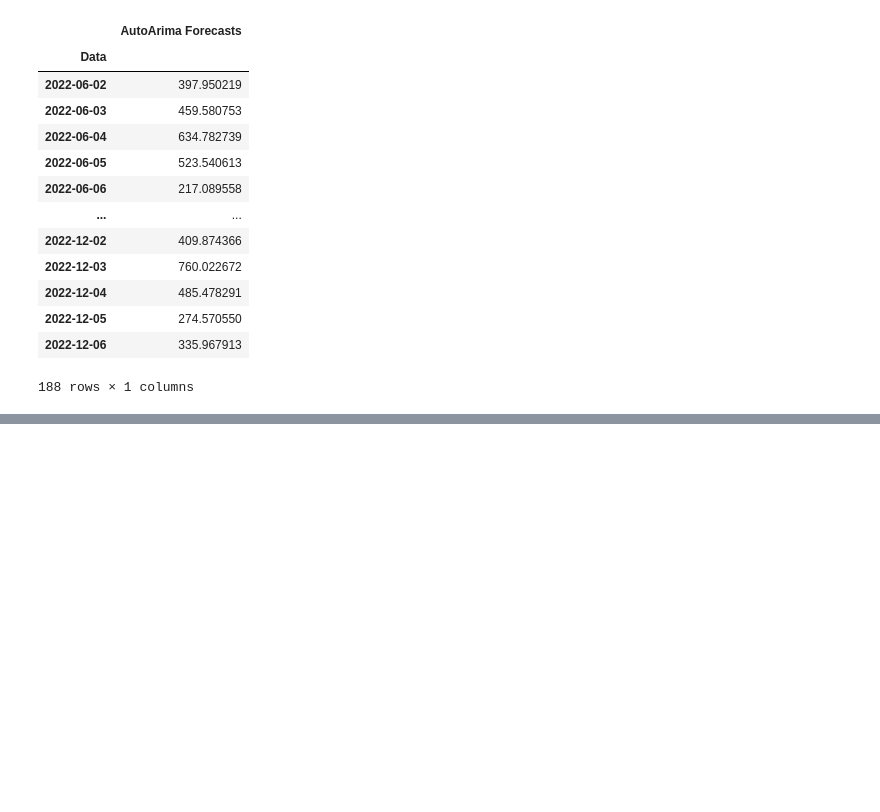
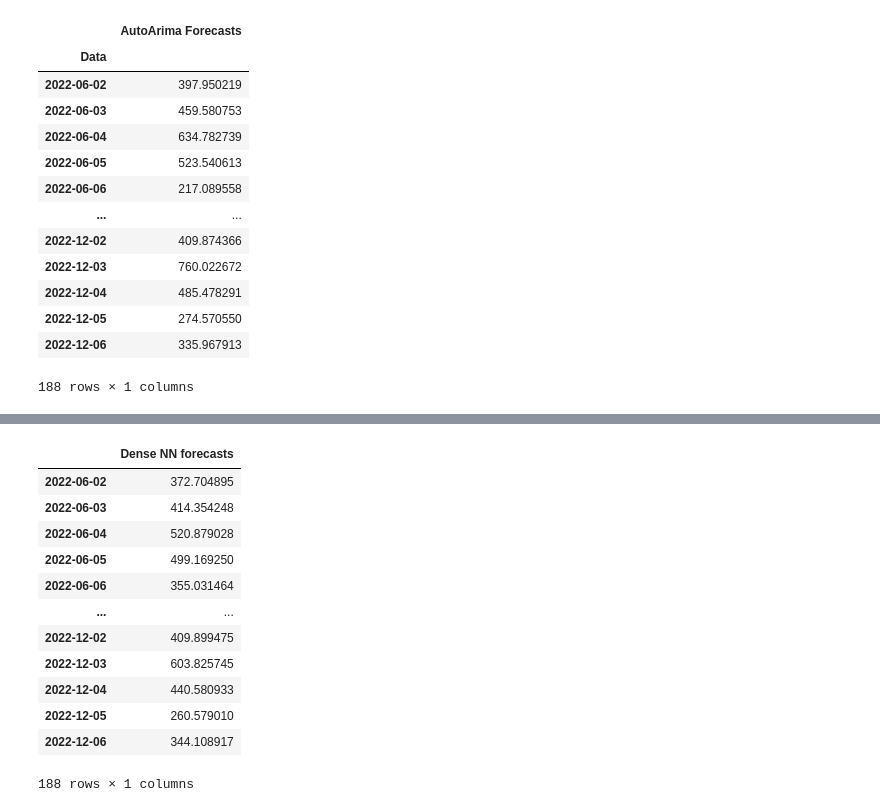
Before and after one commit to Ishikawa7/Forecasting-and-Google-Trends-API, a Jupyter notebook: test_forecast_models.ipynb, the cells around one changed output, grey strips where cells are left out. Drawn from its saved outputs; the diff is of its cells as text; code cells hidden in the pictures; blank space fills up the shorter version.

Commit message:
got predictions from dense

```diff
--- a/test_forecast_models.ipynb
+++ b/test_forecast_models.ipynb
@@ -93,0 +96,8 @@ df_pred_autoarima.to_csv('output/predictions_autoarima_avg.csv')
+# %%
+import my_dense_model
+
+# create a dataframe with the predictions for each day
+df_pred_dense = pd.DataFrame()
+for i in range(len(df_list)):
+    df_pred_dense = df_pred_dense.append(my_dense_model.predictions(df_list[i].reset_index()));
+    #df_pred_autoarima = pd.concat([df_pred_autoarima, my_auto_arima.predictions(df_list[i].reset_index())], axis=1);
@@ -93,0 +111,17 @@ df_pred_autoarima.to_csv('output/predictions_autoarima_avg.csv')
+# %%
+df_pred_dense = df_pred_dense.groupby(by=df_pred_dense.index).mean()
+df_pred_dense
+# %% [output]
+|  | Dense NN forecasts |
+| 2022-06-02 | 372.704895 |
+| 2022-06-03 | 414.354248 |
+| 2022-06-04 | 520.879028 |
+| 2022-06-05 | 499.169250 |
+| 2022-06-06 | 355.031464 |
+| ... | ... |
+| 2022-12-02 | 409.899475 |
+| 2022-12-03 | 603.825745 |
+| 2022-12-04 | 440.580933 |
+| 2022-12-05 | 260.579010 |
+| 2022-12-06 | 344.108917 |
+188 rows × 1 columns
```
Also changed, not shown: parts of 3 cells of this notebook, 7 other files.
